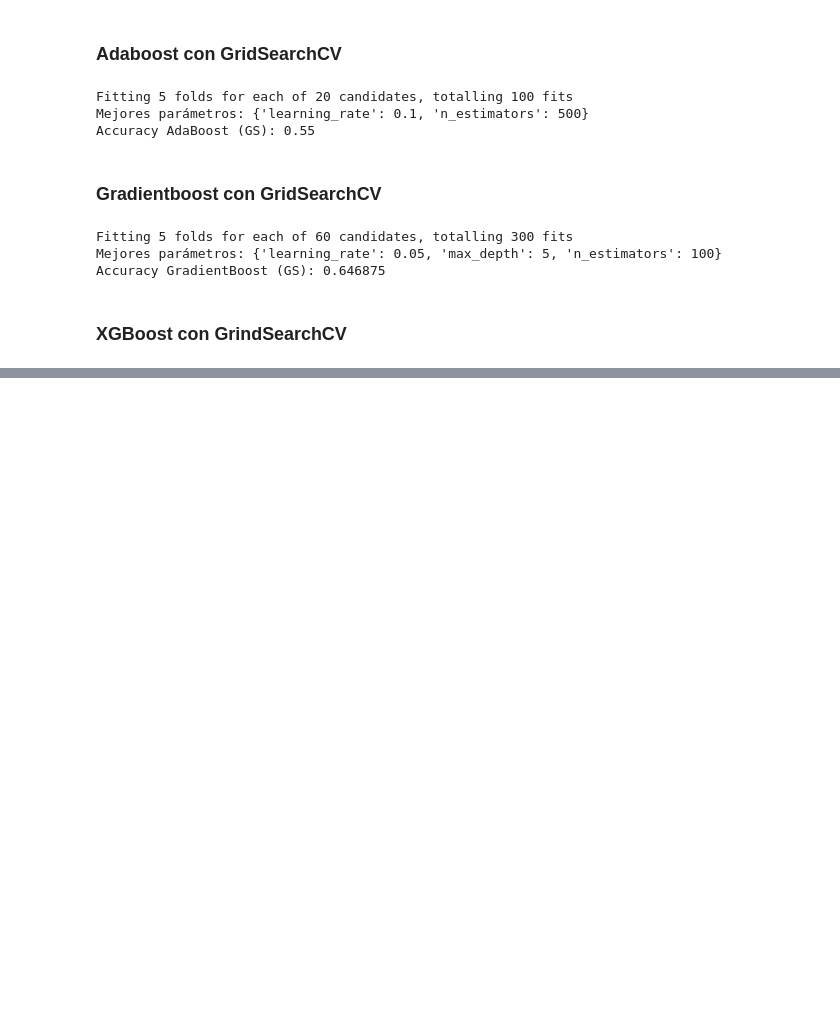
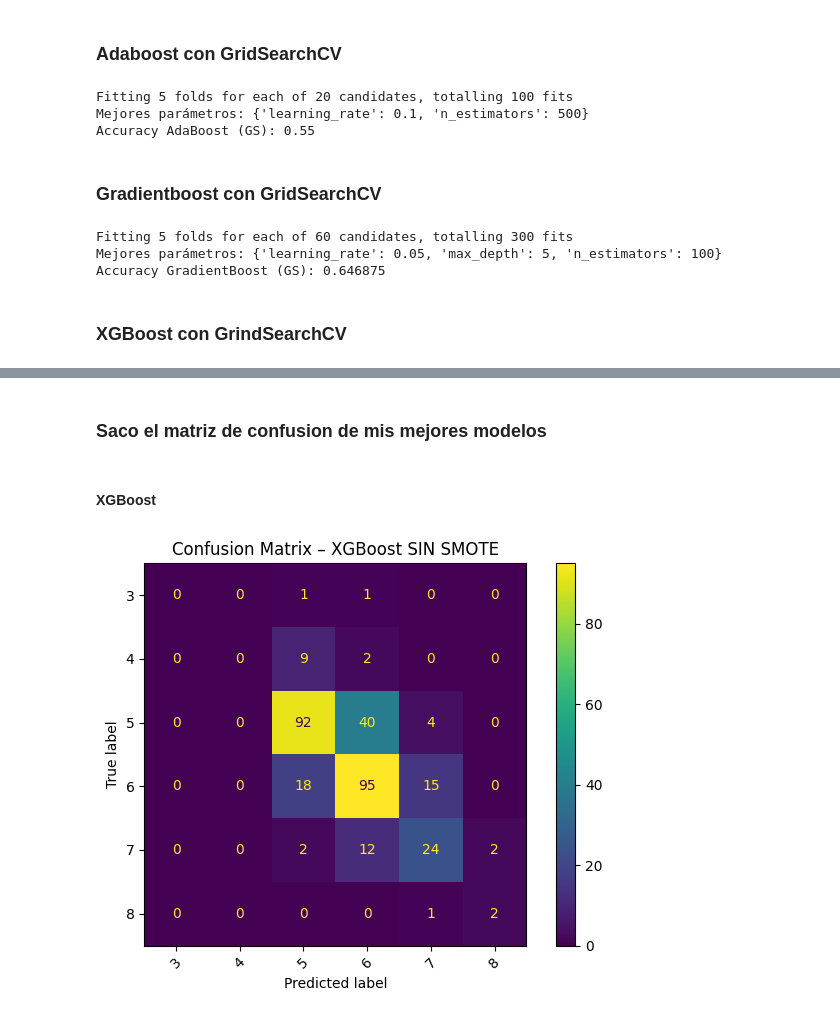
Before and after one commit to itxas77/Red_wine_quality, a Jupyter notebook: notebooks/02_Entrenamiento_Evaluacion.ipynb, the cells around one changed output, grey strips where cells are left out. Saved outputs shown, nothing was run; the diff lists cells and outputs as text; code cells hidden in the pictures; blank space fills up the shorter version.

```diff
--- a/notebooks/02_Entrenamiento_Evaluacion.ipynb
+++ b/notebooks/02_Entrenamiento_Evaluacion.ipynb
@@ -482,0 +193,32 @@ Mejor modelo guardado como best_model_XGBoost.pkl
+# %% [markdown]
+### Saco el matriz de confusion de mis mejores modelos
+# %% [markdown]
+#### XGBoost
+# %%
+le = LabelEncoder()
+y_encoded = le.fit_transform(y)
+
+X_train, X_test, y_train, y_test = train_test_split(X,y_encoded,test_size=0.2,random_state=11,stratify=y_encoded)
+
+xgb_no_smote = xgb.XGBClassifier(objective="multi:softprob",num_class=len(le.classes_),eval_metric="mlogloss",learning_rate=0.05,max_depth=8,n_estimators=300,random_state=11,n_jobs=-1)
+
+xgb_no_smote.fit(X_train, y_train)
+y_pred_xgb_ns = xgb_no_smote.predict(X_test)
+
+
+labels = np.unique(y_test)
+target_names = [str(le.classes_[i]) for i in labels]
+
+
+ConfusionMatrixDisplay.from_predictions(
+    y_test,
+    y_pred_xgb_ns,
+    labels=labels,
+    display_labels=target_names,
+    xticks_rotation=45)
+
+plt.title("Confusion Matrix – XGBoost SIN SMOTE")
+plt.tight_layout()
+plt.show()
+# %% [output]
+[figure, added]
```
Also changed, not shown: parts of 19 cells of this notebook, 12 other files.
